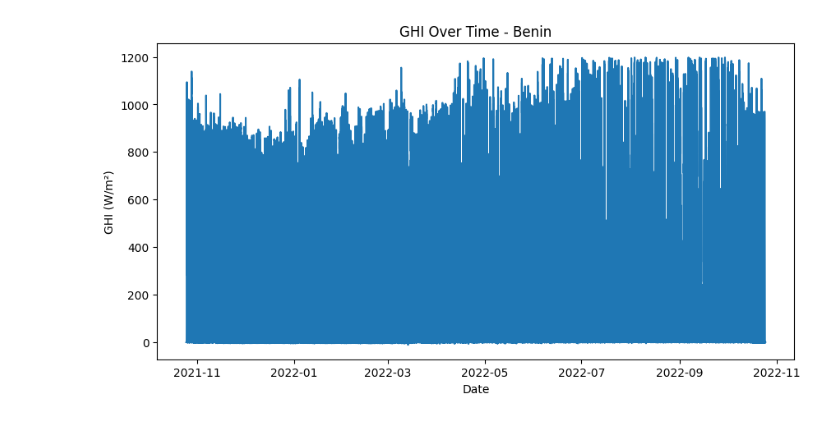
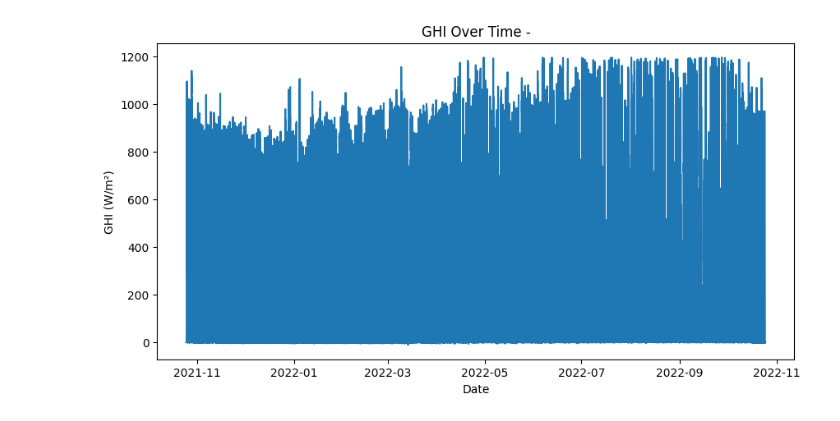
Before and after one commit to Lemlem-Tsifete/solar-challenge-week0, a Jupyter notebook: notebooks/togo_eda.ipynb, the cells around one changed output. Saved outputs shown, nothing was run; the diff lists cells and outputs as text; code cells hidden in the pictures.

```diff
--- a/notebooks/togo_eda.ipynb
+++ b/notebooks/togo_eda.ipynb
@@ -15,5 +15,4 @@ numeric_cols = df.select_dtypes(include=['float64', 'int64']).columns
 df[numeric_cols] = df[numeric_cols].fillna(df[numeric_cols].median())
 
 # If you want to drop columns that are all NaN, like 'Comments':
-df = df.drop(columns=['Comments'])
 # %% [output]
@@ -116,14 +115,11 @@ dtype: float64
 # %%
 # 8️⃣ Plot GHI over time
 plt.figure(figsize=(10,5))
 df['Timestamp'] = pd.to_datetime(df['Timestamp'])
 plt.plot(df['Timestamp'], df['GHI'])
-plt.title('GHI Over Time - Benin')
+plt.title('GHI Over Time -')
 plt.xlabel('Date')
 plt.ylabel('GHI (W/m²)')
 plt.show()
-
-# 9️⃣ Export cleaned data
-df.to_csv('../data/benin_clean.csv', index=False)
 # %% [output]
-[figure, old version]
+[figure, new version]
```
Also changed, not shown: parts of 6 cells of this notebook.
